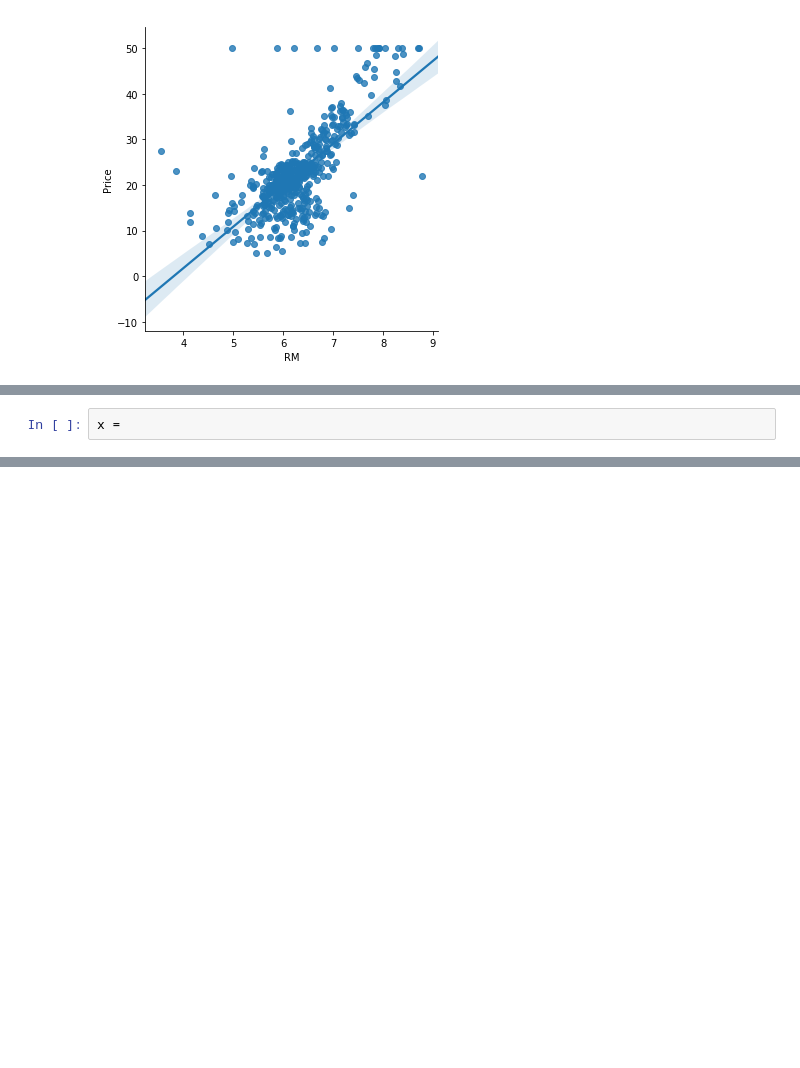
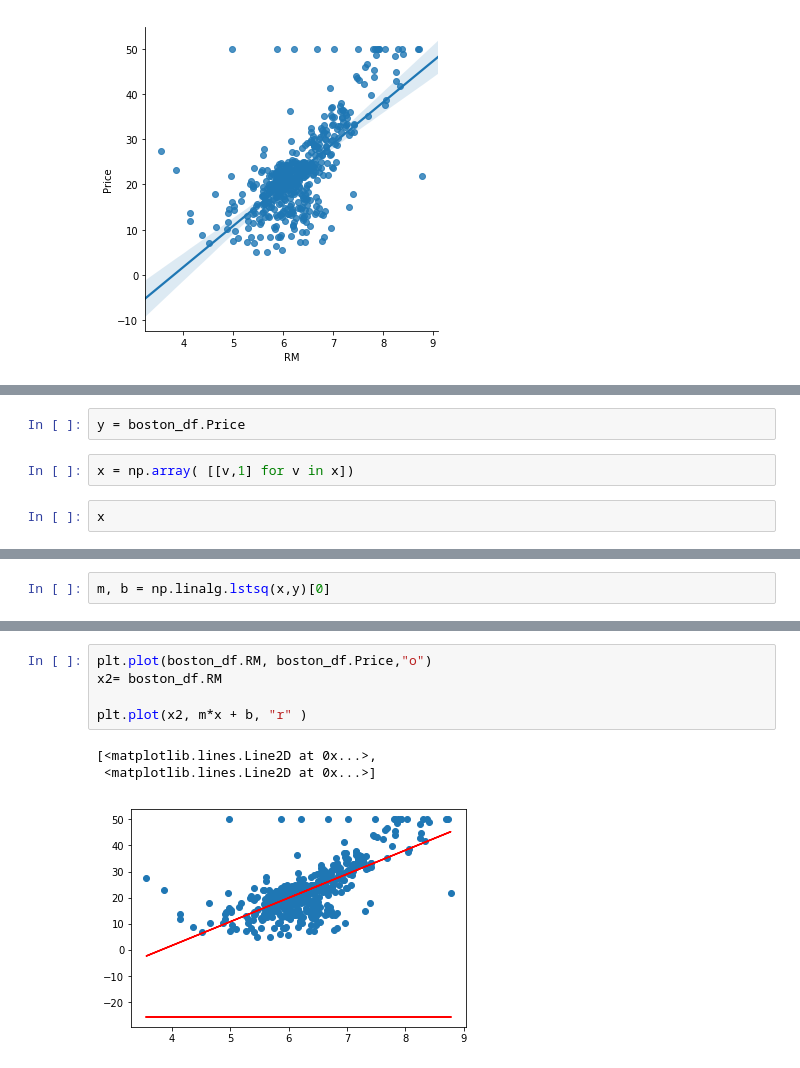
Before and after one commit to Mixsa12/Learning, a Jupyter notebook: IntroML/ML Linear Regression .ipynb, the cells around one changed output, grey strips where cells are left out. Saved outputs shown, nothing was run; the diff lists cells and outputs as text; blank space fills up the shorter version.

```diff
--- a/IntroML/ML Linear Regression .ipynb
+++ b/IntroML/ML Linear Regression .ipynb
@@ -50,2 +54,6 @@ sns.lmplot('RM', 'Price', data= boston_df )
+# %%
+y = boston_df.Price
+# %%
+x = np.array( [[v,1] for v in x])
 # %%
-x =
+x
@@ -51,0 +68,2 @@ x =
+# %%
+m, b = np.linalg.lstsq(x,y)[0]
@@ -51,0 +73,9 @@ x =
+# %%
+plt.plot(boston_df.RM, boston_df.Price,"o")
+x2= boston_df.RM
+
+plt.plot(x2, m*x + b, "r" )
+# %% [output]
+[<matplotlib.lines.Line2D at 0x...>,
+ <matplotlib.lines.Line2D at 0x...>]
+[figure, added]
```
Also changed, not shown: parts of 17 cells of this notebook.
